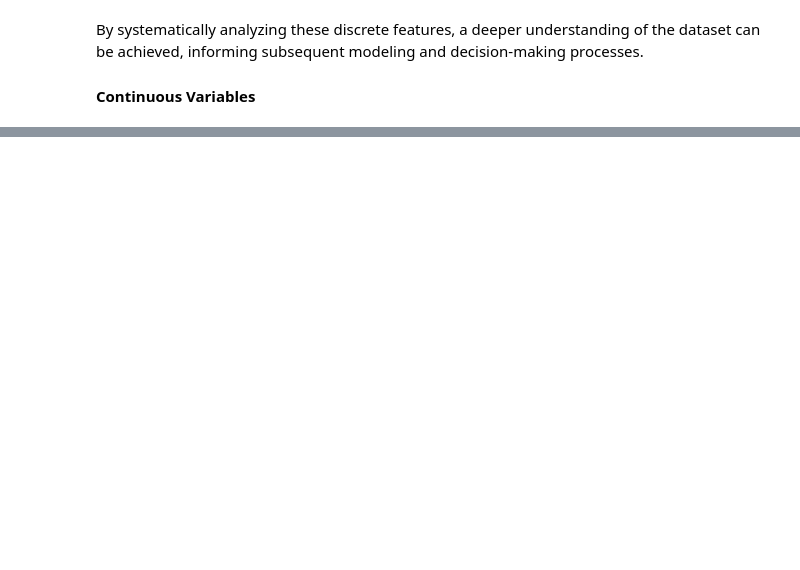
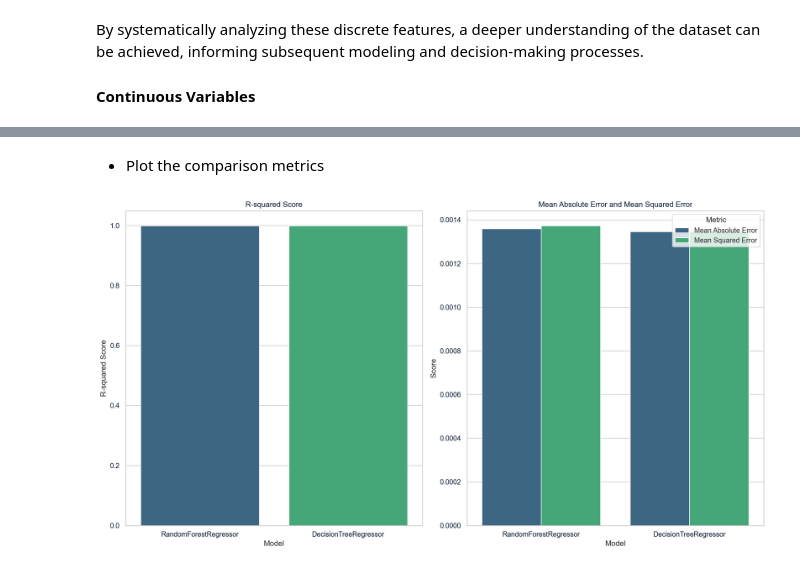
Before and after one commit to cogxen/notebooks, a Jupyter notebook: gastric-cancer-prediction/report.ipynb, the cells around one changed output, grey strips where cells are left out. Cells and saved outputs as stored; diff of their text form; code cells hidden in the pictures; blank space fills up the shorter version.

Commit message:
feat: build regression models

```diff
--- a/gastric-cancer-prediction/report.ipynb
+++ b/gastric-cancer-prediction/report.ipynb
@@ -367,0 +565,3 @@ By systematically analyzing these discrete features, a deeper understanding of t
+# %%
+dtr = DecisionTreeRegressor(random_state=42)
+dtr.fit(X_train, y_train)
@@ -367,0 +574,2 @@ By systematically analyzing these discrete features, a deeper understanding of t
+# %%
+y_pred_dtr = dtr.predict(X_test)
@@ -367,0 +597,37 @@ By systematically analyzing these discrete features, a deeper understanding of t
+# %%
+comparison_df = pd.DataFrame({
+    'Model': ['RandomForestRegressor', 'DecisionTreeRegressor'],
+    'Mean Absolute Error': [mean_absolute_error(y_test, y_pred_rfr), mean_absolute_error(y_test, y_pred_dtr)],
+    'Mean Squared Error': [mean_squared_error(y_test, y_pred_rfr), mean_squared_error(y_test, y_pred_dtr)],
+    'R-squared Score': [r2_score(y_test, y_pred_rfr), r2_score(y_test, y_pred_dtr)]
+})
+# %% [markdown]
+- Plot the comparison metrics
+# %%
+# Reshape the comparison data for plotting
+comparison_df_melted = comparison_df.melt(id_vars='Model', var_name='Metric', value_name='Score')
+
+# Plotting in a single figure with subplots
+plt.figure(figsize=(15, 8))
+
+# Plot R-squared Score
+plt.subplot(1, 2, 1)
+r2_score_df = comparison_df[['Model', 'R-squared Score']]
+sns.barplot(x='Model', y='R-squared Score', data=r2_score_df, palette='viridis')
+plt.title('R-squared Score')
+plt.ylabel('R-squared Score')
+
+# Plot zoomed-in MAE and MSE
+plt.subplot(1, 2, 2)
+# Filter out the MAE and MSE for plotting
+mae_mse_df = comparison_df[['Model', 'Mean Absolute Error', 'Mean Squared Error']]
+mae_mse_df_melted = mae_mse_df.melt(id_vars='Model', var_name='Metric', value_name='Score')
+
+sns.barplot(x='Model', y='Score', hue='Metric', data=mae_mse_df_melted, palette='viridis')
+plt.title('Mean Absolute Error and Mean Squared Error')
+plt.ylabel('Score')
+
+plt.tight_layout()
+plt.show()
+# %% [output]
+[figure, added]
```
Also changed, not shown: parts of 59 cells of this notebook.
